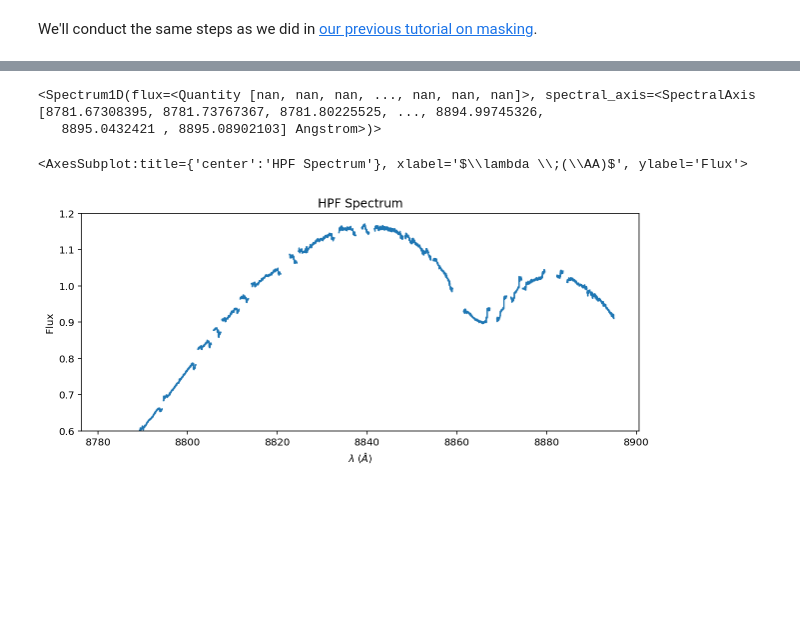
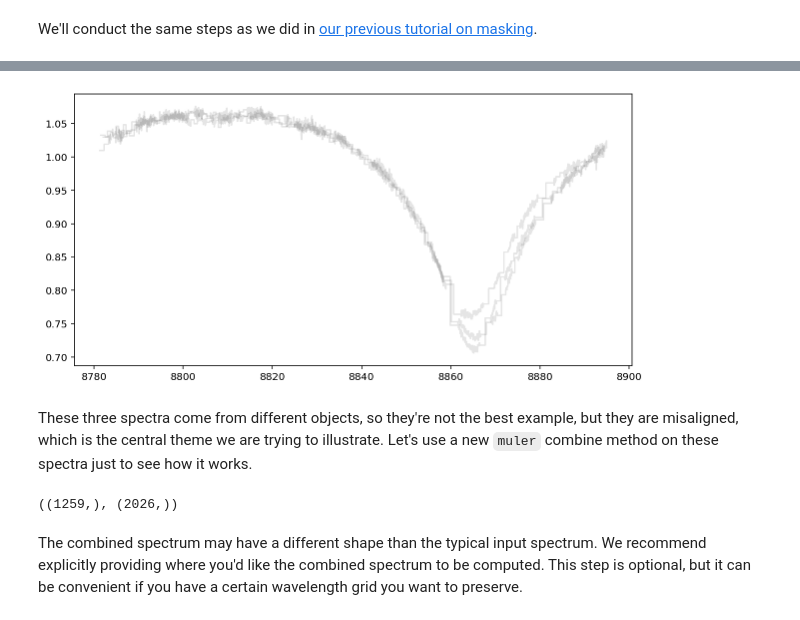
Before and after one commit to OttoStruve/muler, a Jupyter notebook: docs/tutorials/Combine_spectra_misaligned.ipynb, the cells around one changed output, grey strips where cells are left out. Drawn from its saved outputs; the diff is of its cells as text; code cells hidden in the pictures; blank space fills up the shorter version.

Commit message:
Tutorial for the combine misaligned method

```diff
--- a/docs/tutorials/Combine_spectra_misaligned.ipynb
+++ b/docs/tutorials/Combine_spectra_misaligned.ipynb
@@ -18,6 +17,6 @@ We'll conduct the same steps as we did in [our previous tutorial on masking](htt
 # %%
 import glob
 # %%
-fns = glob.glob('../../data/muler_example_data/HPF/01_A0V_standards/Goldilocks_*.spectra.fits')
+fns = glob.glob('../../../muler_example_data/HPF/01_A0V_standards/Goldilocks_*.spectra.fits')
 # %%
 n_spectra = len(fns)
@@ -26,14 +28,3 @@ multi_spectra = []
 for fn in fns:
     raw_spectrum = HPFSpectrum(file = fn, order=6)
     multi_spectra.append(raw_spectrum)
-# %%
-fig, ax = plt.subplots(1, figsize=(10, 5))
-clean_multi_spec = []
-for i in range(n_spectra):
-    clean_spectrum = multi_spectra[i]\
-        .trim_edges((4, 2042))\
-        .normalize()\
-        .mask_tellurics()\
-        .barycentric_correct()
-    clean_spectrum.plot(ax) #plot singular spectra
-    clean_multi_spec.append(clean_spectrum) #save all clean spectra in list
@@ -112,10 +31,15 @@ plt.plot(pixel_midpoints,result.statistic) #gaps are telluric corrections
-# %%
-combined_spectrum = HPFSpectrum(spectral_axis=wavelength_out*wavelength_unit,flux=combined_flux*flux_unit)
-# %% [output]
-<Spectrum1D(flux=<Quantity [nan, nan, nan, ..., nan, nan, nan]>, spectral_axis=<SpectralAxis [8781.67308395, 8781.73767367, 8781.80225525, ..., 8894.99745326,
-   8895.0432421 , 8895.08902103] Angstrom>)>
-# %%
-combined_spectrum.plot()
-# %% [output]
-<AxesSubplot:title={'center':'HPF Spectrum'}, xlabel='$\\lambda \\;(\\AA)$', ylabel='Flux'>
-[figure, removed]
+# %%
+fig, ax = plt.subplots(1, figsize=(10, 5))
+clean_multi_spec = []
+for i in range(n_spectra):
+    clean_spectrum = multi_spectra[i].deblaze()\
+        .trim_edges((4, 2042))\
+        .normalize()\
+        .mask_tellurics()\
+        .barycentric_correct()
+    clean_spectrum.plot(ax, color='k',alpha=0.1) #plot singular spectra
+    clean_multi_spec.append(clean_spectrum) #save all clean spectra in list
+# %% [output]
+[figure, added]
+# %% [markdown]
+These three spectra come from different objects, so they're not the best example, but they are misaligned, which is the central theme we are trying to illustrate.  Let's use a new `muler` combine method on these spectra just to see how it works.
@@ -121,0 +50,6 @@ combined_spectrum.plot()
+# %%
+clean_spectrum.shape, combined_spec.shape
+# %% [output]
+((1259,), (2026,))
+# %% [markdown]
+The combined spectrum may have a different shape than the typical input spectrum.  We recommend explicitly providing where you'd like the combined spectrum to be computed.  This step is optional, but it can be convenient if you have a certain wavelength grid you want to preserve.
```
Also changed, not shown: parts of 40 cells of this notebook.
